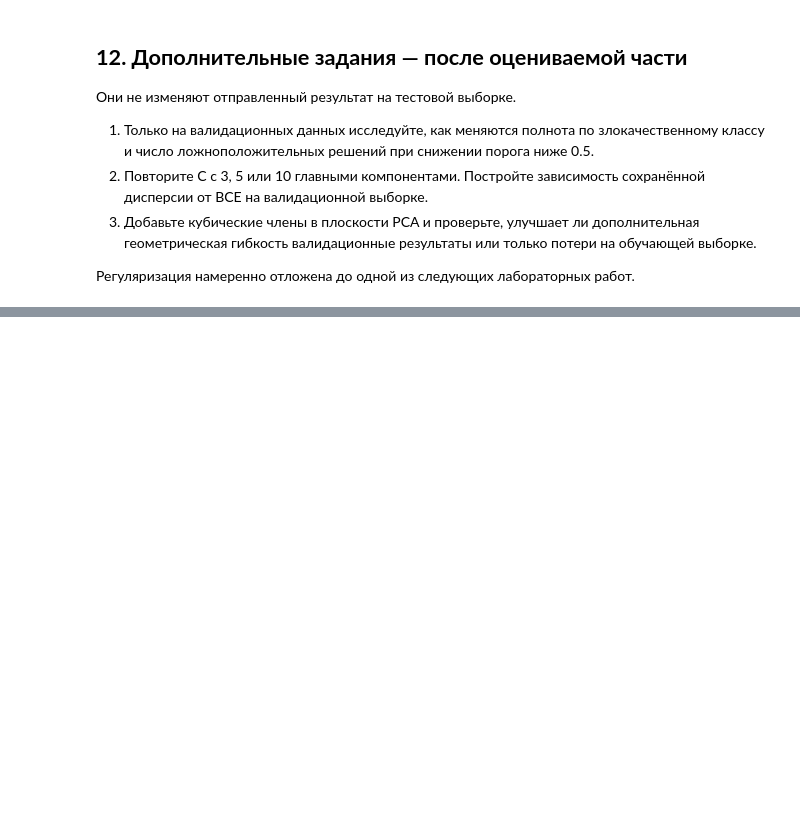
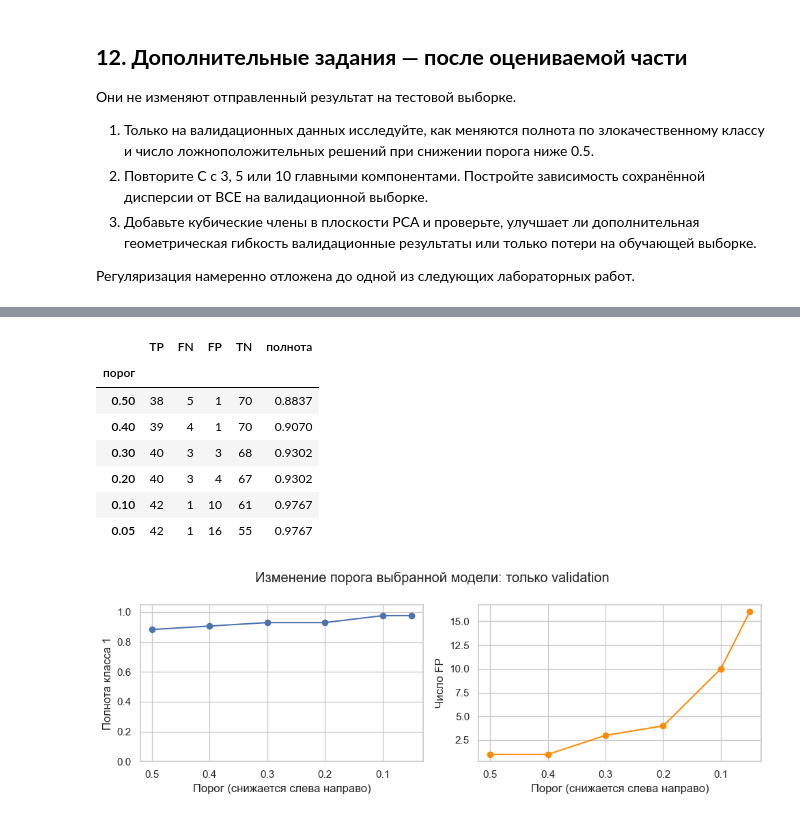
Before and after one commit to bkamalov725-ops/machine-learning-portfolio, a Jupyter notebook: logistic_regression/02-logistic-regression-ru.ipynb, the cells around one changed output, grey strips where cells are left out. Drawn from its saved outputs; the diff is of its cells as text; code cells hidden in the pictures; blank space fills up the shorter version.

```diff
--- a/logistic_regression/02-logistic-regression-ru.ipynb
+++ b/logistic_regression/02-logistic-regression-ru.ipynb
@@ -554,21 +585,23 @@ X_val_A = X_val.to_numpy(dtype=np.float32)
 
 # B: все стандартизованные признаки.
 feature_scaler = StandardScaler()
+feature_scaler.fit(X_train)
 # TODO(student): выполните fit на обучающих признаках; к валидационным примените только transform.
-X_train_B = None
-X_val_B = None
+X_train_B = feature_scaler.transform(X_train)
+X_val_B = feature_scaler.transform(X_val)
 
 # C начинается с двух координат PCA, полученных из стандартизованных признаков.
 pca = PCA(n_components=2, random_state=SEED)
 # TODO(student): выполните fit PCA на X_train_B; к X_val_B примените только transform.
-U_train = None
-U_val = None
+pca.fit(X_train_B)
+U_train = pca.transform(X_train_B)
+U_val = pca.transform(X_val_B)
 
 # Стандартизуем две координаты перед логистической регрессией.
 pc_scaler = StandardScaler()
 # TODO(student): выполните fit на U_train; к U_val примените только transform.
-X_train_C = None
-X_val_C = None
+X_train_C = pc_scaler.fit_transform(U_train)
+X_val_C = pc_scaler.transform(U_val)
 # %%
 assert X_train_A.shape == X_train_B.shape == (341, 30)
 assert X_val_A.shape == X_val_B.shape == (114, 30)
@@ -599,14 +638,16 @@ plt.show()
 def quadratic_features(two_components):
     u1 = two_components[:, 0]
     u2 = two_components[:, 1]
+    return np.column_stack([u1, u2, u1**2, u1*u2, u2**2])
     # TODO(student): верните столбцы u1, u2, u1**2, u1*u2, u2**2.
     raise NotImplementedError("Выполните задание 8")
 
 
 polynomial_scaler = StandardScaler()
+polynomial_scaler.fit(quadratic_features(U_train))
 # TODO(student): выполните fit только на quadratic_features(U_train); преобразуйте U_val.
-X_train_D = None
-X_val_D = None
+X_train_D = polynomial_scaler.transform(quadratic_features(U_train))
+X_val_D = polynomial_scaler.transform(quadratic_features(U_val))
 # %%
 expected_first_row = np.array([
     U_train[0, 0], U_train[0, 1], U_train[0, 0] ** 2,
@@ -813,0 +902,55 @@ assert ((0 <= test_probabilities) & (test_probabilities <= 1)).all()
+# %%
+# Сохраняем выбранную основную модель для проверки, что дополнительные
+# эксперименты не подменяют её и не меняют её параметры.
+extra_original_name = selected_name
+extra_original_state = {
+    key: value.detach().clone() for key, value in selected_model.state_dict().items()
+}
+
+extra_val_features = representations[selected_name][1]
+extra_val_probabilities = predict_probabilities(selected_model, extra_val_features)
+extra_val_labels = y_val.to_numpy().astype(int)
+
+extra_threshold_rows = []
+for threshold in [0.50, 0.40, 0.30, 0.20, 0.10, 0.05]:
+    predictions = extra_val_probabilities >= threshold
+    tp = int(np.sum(predictions & (extra_val_labels == 1)))
+    fp = int(np.sum(predictions & (extra_val_labels == 0)))
+    fn = int(np.sum(~predictions & (extra_val_labels == 1)))
+    tn = int(np.sum(~predictions & (extra_val_labels == 0)))
+    extra_threshold_rows.append({
+        "порог": threshold, "TP": tp, "FN": fn, "FP": fp, "TN": tn,
+        "полнота": tp / (tp + fn),
+    })
+
+extra_threshold_table = pd.DataFrame(extra_threshold_rows).set_index("порог")
+display(extra_threshold_table.round(4))
+
+# При снижении порога множество предсказаний класса 1 только расширяется.
+assert np.all(np.diff(extra_threshold_table["полнота"]) >= 0)
+assert np.all(np.diff(extra_threshold_table["FP"]) >= 0)
+assert (extra_threshold_table[["TP", "FN", "FP", "TN"]].sum(axis=1)
+        == len(y_val)).all()
+
+fig, axes = plt.subplots(1, 2, figsize=(10, 3.5))
+axes[0].plot(extra_threshold_table.index, extra_threshold_table["полнота"], "o-")
+axes[0].set(ylabel="Полнота класса 1", ylim=(0, 1.05))
+axes[1].plot(extra_threshold_table.index, extra_threshold_table["FP"], "o-",
+             color="darkorange")
+axes[1].set(ylabel="Число FP")
+for ax in axes:
+    ax.set_xlabel("Порог (снижается слева направо)")
+    ax.set_xlim(0.52, 0.03)
+fig.suptitle("Изменение порога выбранной модели: только validation")
+plt.tight_layout()
+plt.show()
+# %% [output]
+|  | TP | FN | FP | TN | полнота |
+| порог |  |  |  |  |  |
+| 0.50 | 38 | 5 | 1 | 70 | 0.8837 |
+| 0.40 | 39 | 4 | 1 | 70 | 0.9070 |
+| 0.30 | 40 | 3 | 3 | 68 | 0.9302 |
+| 0.20 | 40 | 3 | 4 | 67 | 0.9302 |
+| 0.10 | 42 | 1 | 10 | 61 | 0.9767 |
+| 0.05 | 42 | 1 | 16 | 55 | 0.9767 |
+[figure, added]
```
Also changed, not shown: parts of 29 cells of this notebook.
